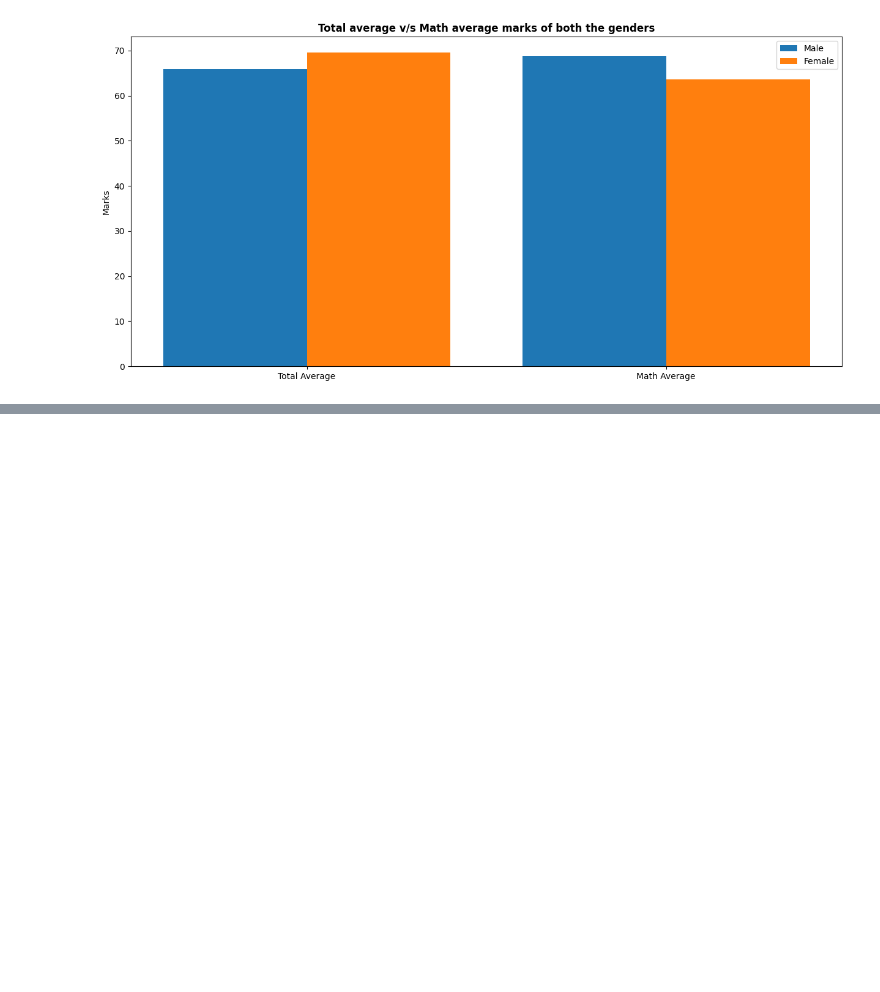
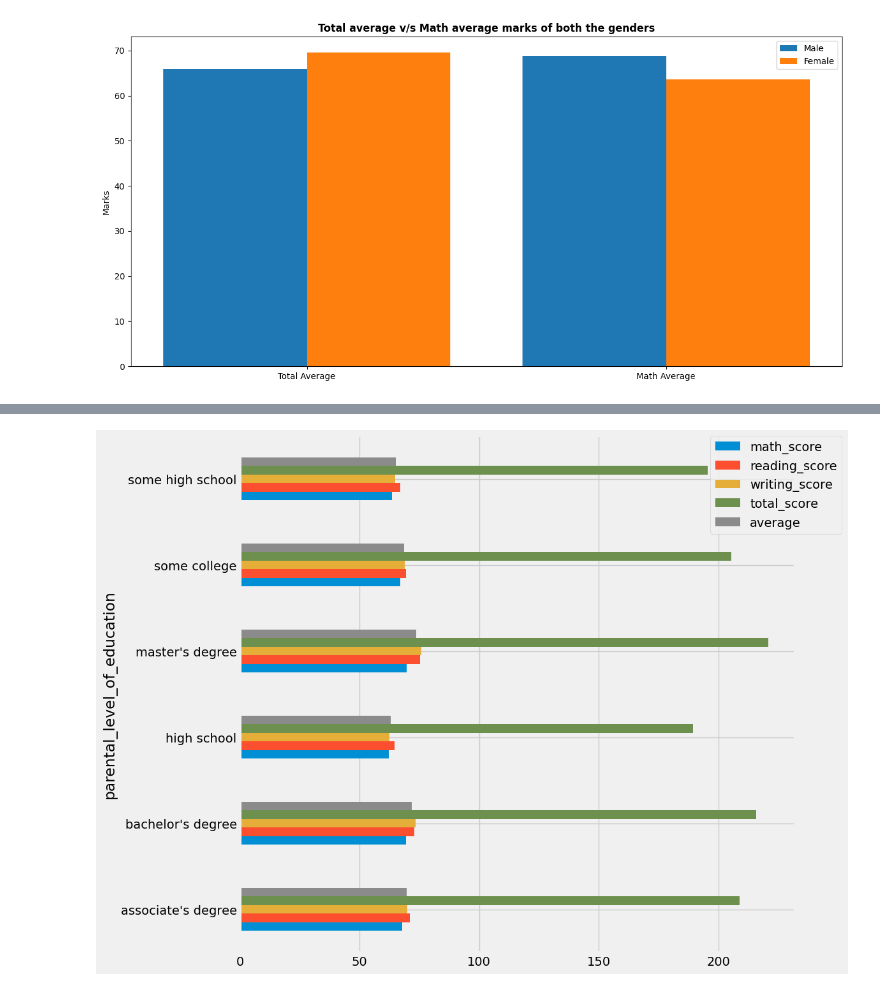
Before and after one commit to Dinesh4953/ML-Projects, a Jupyter notebook: notebook/EDA Performance.ipynb, the cells around one changed output, grey strips where cells are left out. Cells and saved outputs as stored; diff of their text form; code cells hidden in the pictures; blank space fills up the shorter version.

```diff
--- a/notebook/EDA Performance.ipynb
+++ b/notebook/EDA Performance.ipynb
@@ -310,0 +408,6 @@ plt.show()
+# %%
+data.groupby('parental_level_of_education').mean(numeric_only=True).plot(kind='barh',figsize=(10,10))
+plt.legend(bbox_to_anchor=(1.085, 1), loc=1, borderaxespad=0.)
+plt.show()
+# %% [output]
+[figure, added]
```
Also changed, not shown: parts of 13 cells of this notebook, 5 other files.
